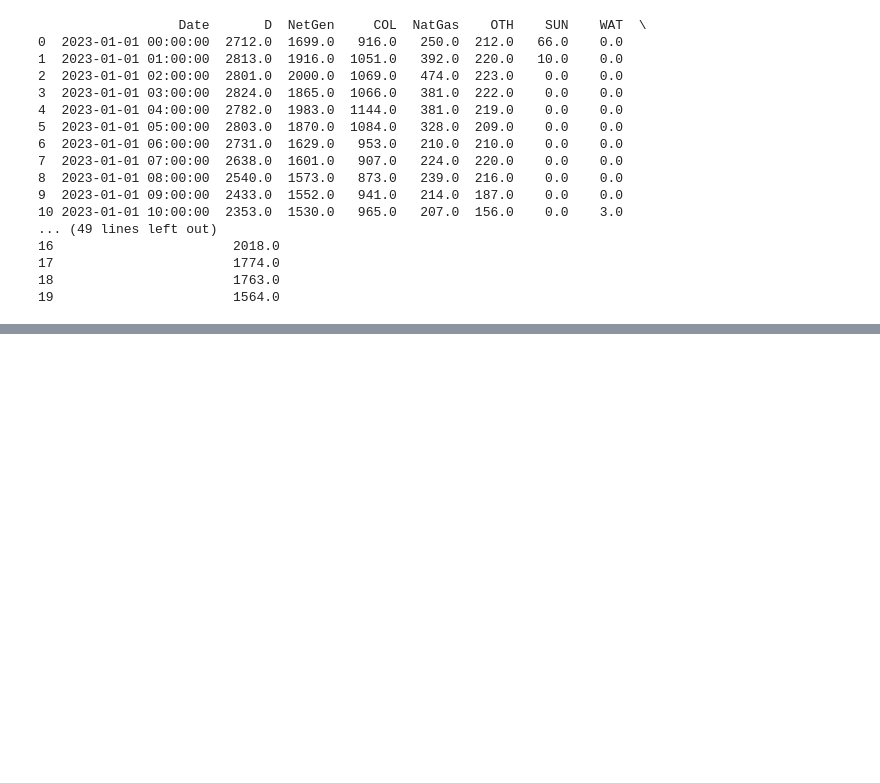
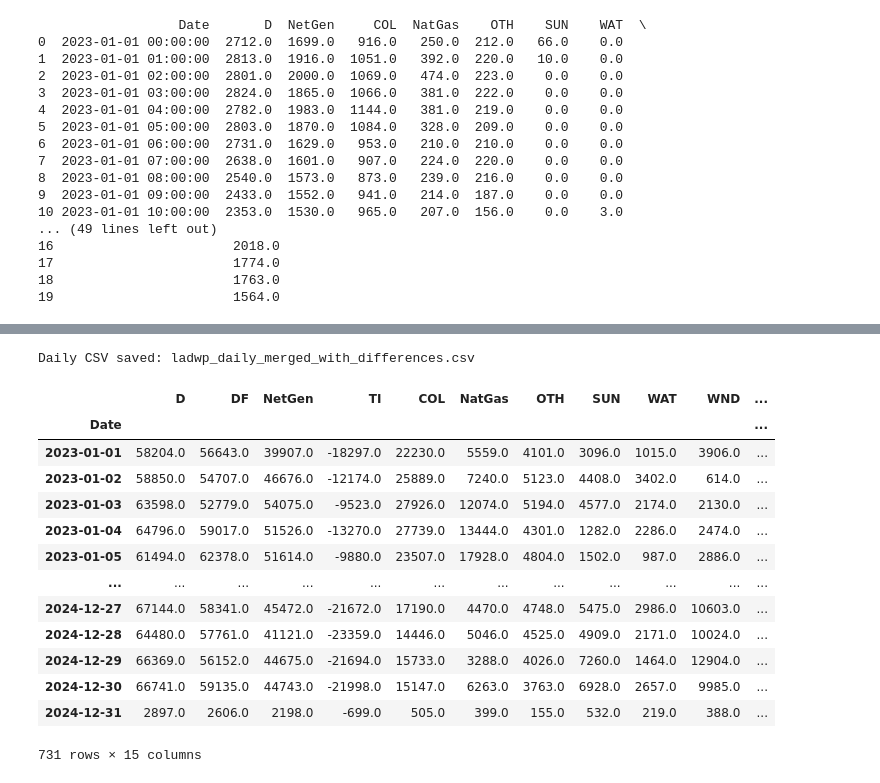
Before and after one commit to Sustainable-Building-Energy/Sustainable, a Jupyter notebook: LADWP_electricity.ipynb, the cells around one changed output, grey strips where cells are left out. Drawn from its saved outputs; the diff is of its cells as text; code cells hidden in the pictures; blank space fills up the shorter version.

```diff
--- a/LADWP_electricity.ipynb
+++ b/LADWP_electricity.ipynb
@@ -743,0 +758,39 @@ df_merged.to_csv("ladwp_hourly_merged_with_differences.csv", index=False)
+# %%
+import pandas as pd
+
+df_merged = pd.read_csv("ladwp_hourly_merged_with_differences.csv")
+
+
+df_merged["Date"] = pd.to_datetime(df_merged["Date"])
+
+
+df_merged.set_index("Date", inplace=True)
+
+# --------------------------------------------------------------------
+# DAILY DATA
+
+
+df_daily = df_merged.resample("D").sum()
+
+
+# Save daily CSV
+df_daily.to_csv("ladwp_daily_merged_with_differences.csv")
+
+print("Daily CSV saved: ladwp_daily_merged_with_differences.csv")
+df_daily
+# %% [output]
+Daily CSV saved: ladwp_daily_merged_with_differences.csv
+|  | D | DF | NetGen | TI | COL | NatGas | OTH | SUN | WAT | WND | ... |
+| Date |  |  |  |  |  |  |  |  |  |  | ... |
+| 2023-01-01 | 58204.0 | 56643.0 | 39907.0 | -18297.0 | 22230.0 | 5559.0 | 4101.0 | 3096.0 | 1015.0 | 3906.0 | ... |
+| 2023-01-02 | 58850.0 | 54707.0 | 46676.0 | -12174.0 | 25889.0 | 7240.0 | 5123.0 | 4408.0 | 3402.0 | 614.0 | ... |
+| 2023-01-03 | 63598.0 | 52779.0 | 54075.0 | -9523.0 | 27926.0 | 12074.0 | 5194.0 | 4577.0 | 2174.0 | 2130.0 | ... |
+| 2023-01-04 | 64796.0 | 59017.0 | 51526.0 | -13270.0 | 27739.0 | 13444.0 | 4301.0 | 1282.0 | 2286.0 | 2474.0 | ... |
+| 2023-01-05 | 61494.0 | 62378.0 | 51614.0 | -9880.0 | 23507.0 | 17928.0 | 4804.0 | 1502.0 | 987.0 | 2886.0 | ... |
+| ... | ... | ... | ... | ... | ... | ... | ... | ... | ... | ... | ... |
+| 2024-12-27 | 67144.0 | 58341.0 | 45472.0 | -21672.0 | 17190.0 | 4470.0 | 4748.0 | 5475.0 | 2986.0 | 10603.0 | ... |
+| 2024-12-28 | 64480.0 | 57761.0 | 41121.0 | -23359.0 | 14446.0 | 5046.0 | 4525.0 | 4909.0 | 2171.0 | 10024.0 | ... |
+| 2024-12-29 | 66369.0 | 56152.0 | 44675.0 | -21694.0 | 15733.0 | 3288.0 | 4026.0 | 7260.0 | 1464.0 | 12904.0 | ... |
+| 2024-12-30 | 66741.0 | 59135.0 | 44743.0 | -21998.0 | 15147.0 | 6263.0 | 3763.0 | 6928.0 | 2657.0 | 9985.0 | ... |
+| 2024-12-31 | 2897.0 | 2606.0 | 2198.0 | -699.0 | 505.0 | 399.0 | 155.0 | 532.0 | 219.0 | 388.0 | ... |
+731 rows × 15 columns
```
Also changed, not shown: parts of 6 cells of this notebook, 5 other files.
